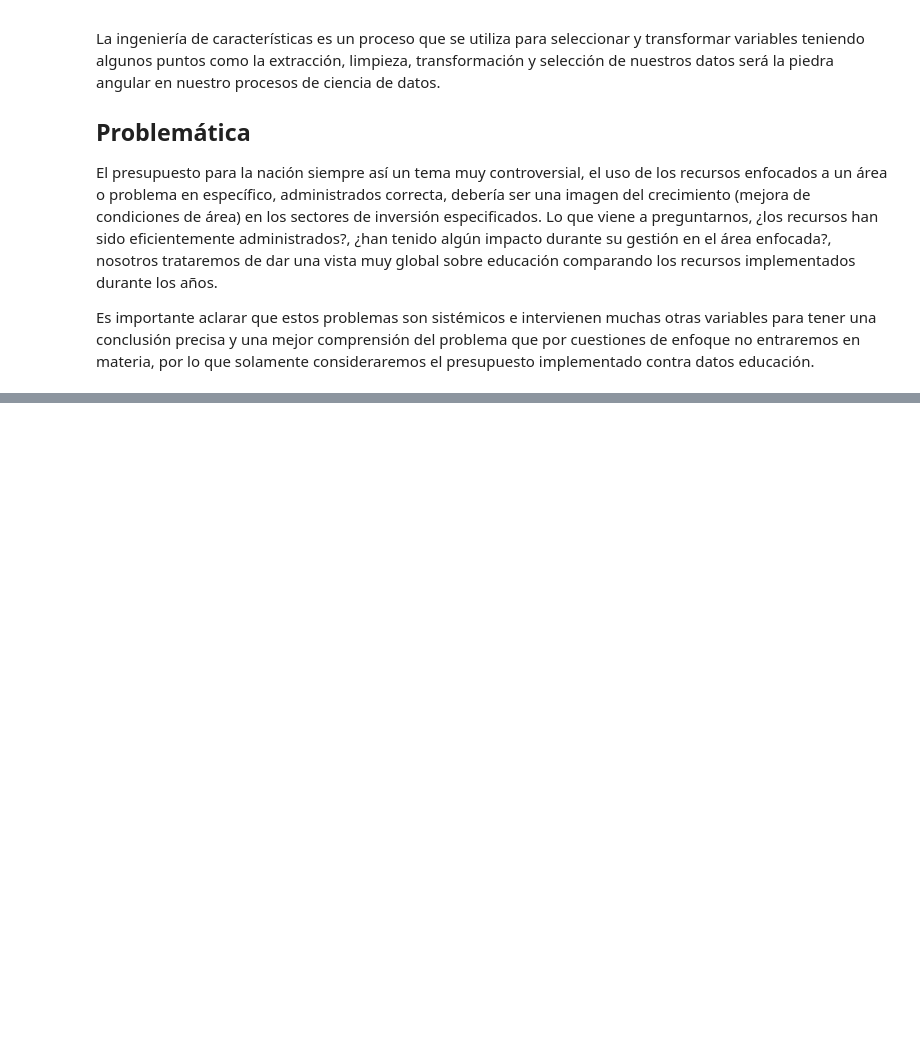
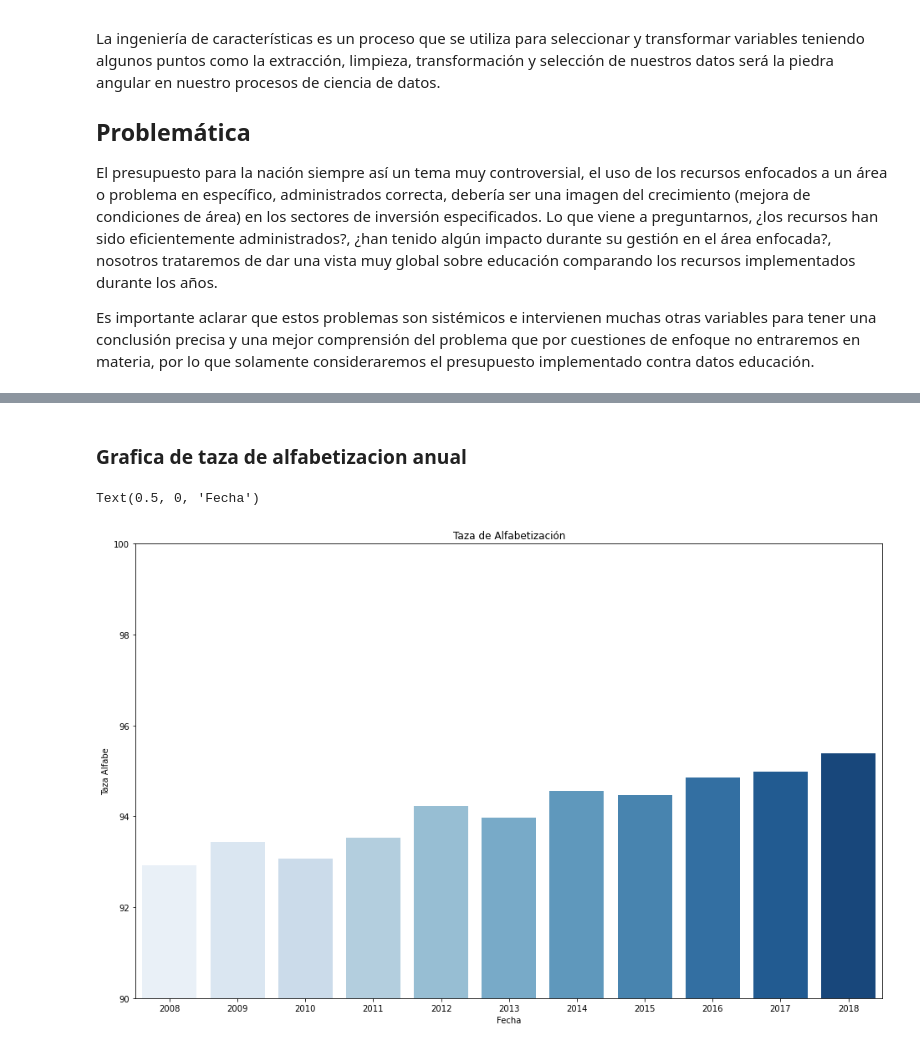
Before and after one commit to ibsanmorales/Proyecto-final-IngCaract, a Jupyter notebook: main.ipynb, the cells around one changed output, grey strips where cells are left out. Cells and saved outputs as stored; diff of their text form; code cells hidden in the pictures; blank space fills up the shorter version.

```diff
--- a/main.ipynb
+++ b/main.ipynb
@@ -25,0 +110,12 @@ df_presu['CICLO'] = df_presu['CICLO'].astype('category')
+# %% [markdown]
+### Grafica de taza de alfabetizacion anual
+# %%
+fig, ax = plt.subplots(figsize = (16, 10))
+ax1=sns.barplot(x="CICLO", y="Taza Alfabe", data=result, alpha = 1,  palette="Blues", capsize=1)
+plt.title('Taza de Alfabetización')
+ax1.axes.set_ylim(90,100)
+plt.xticks(rotation =0)
+plt.xlabel('Fecha')
+# %% [output]
+Text(0.5, 0, 'Fecha')
+[figure, added]
```
Also changed, not shown: parts of 12 cells of this notebook, 1 other file.
